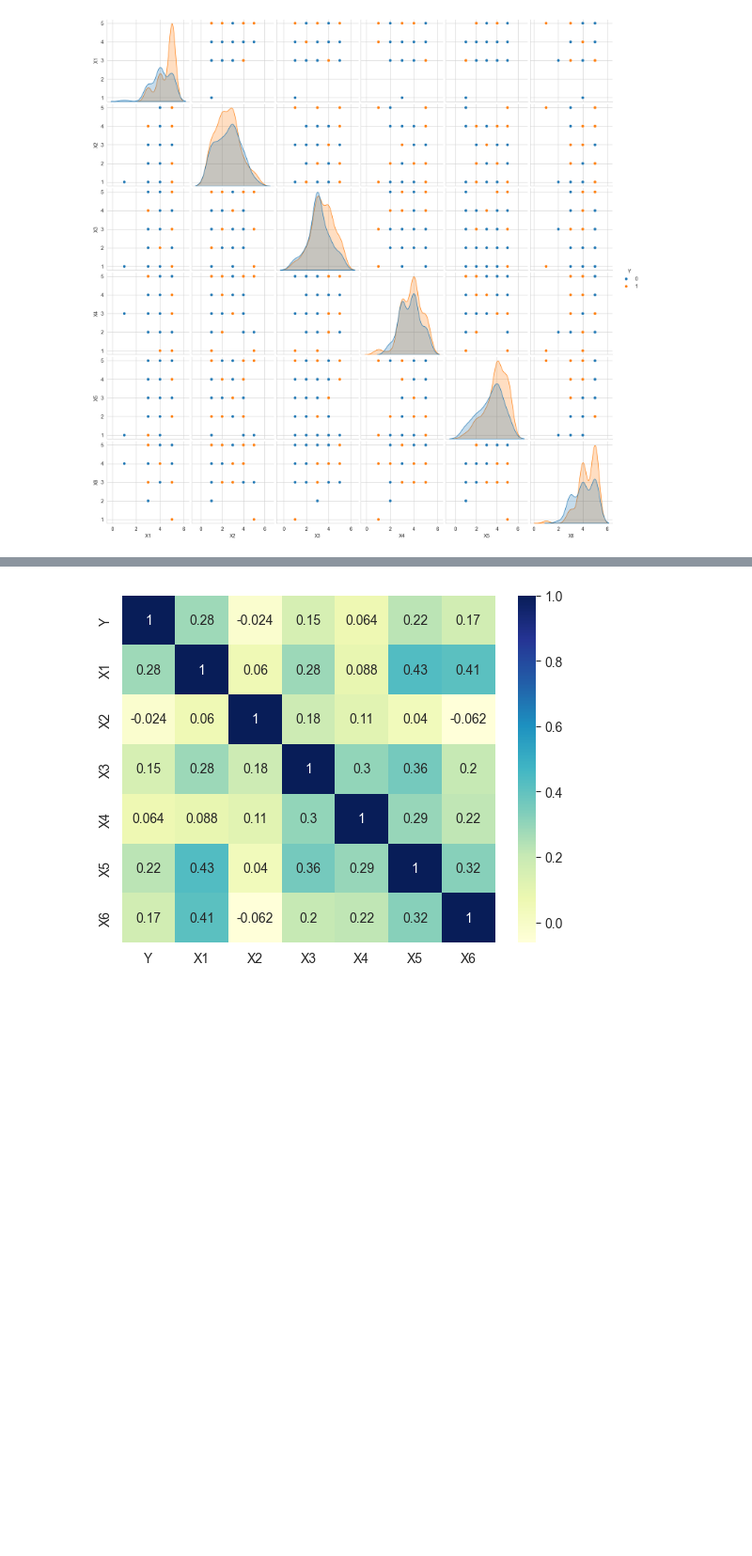
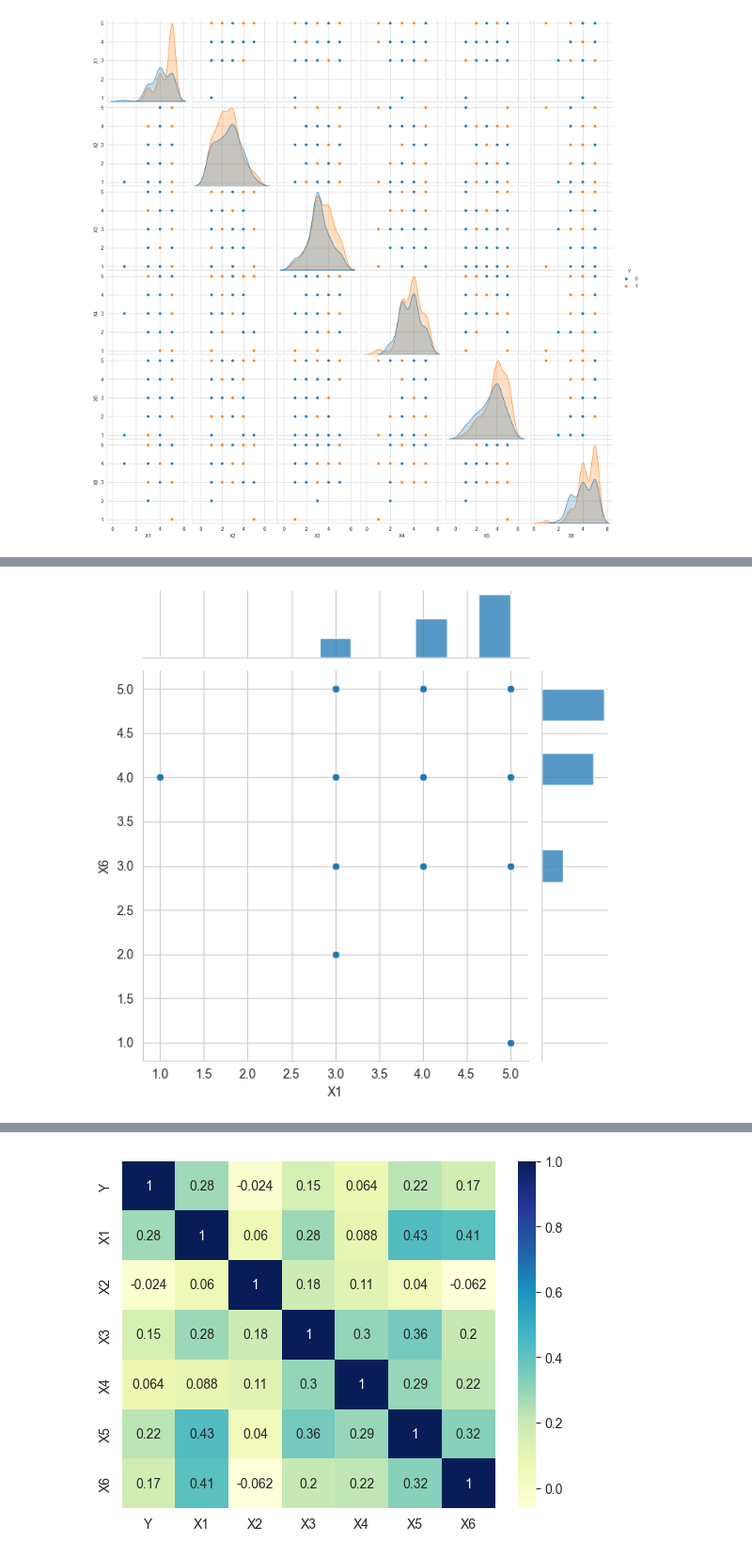
Before and after one commit to pranav-netizen/GzHmM9Jpdpfq0fdG, a Jupyter notebook: first-project-apziva.ipynb, the cells around one changed output, grey strips where cells are left out. Shown at 94% size. Saved outputs shown, nothing was run; the diff lists cells and outputs as text; code cells hidden in the pictures; blank space fills up the shorter version.

```diff
--- a/first-project-apziva.ipynb
+++ b/first-project-apziva.ipynb
@@ -142,0 +154,5 @@ plt.show()
+# %%
+sns.jointplot(x='X1', y='X6', data=data, kind='scatter')
+plt.show()
+# %% [output]
+[figure, added]
```
Also changed, not shown: parts of 87 cells of this notebook.
